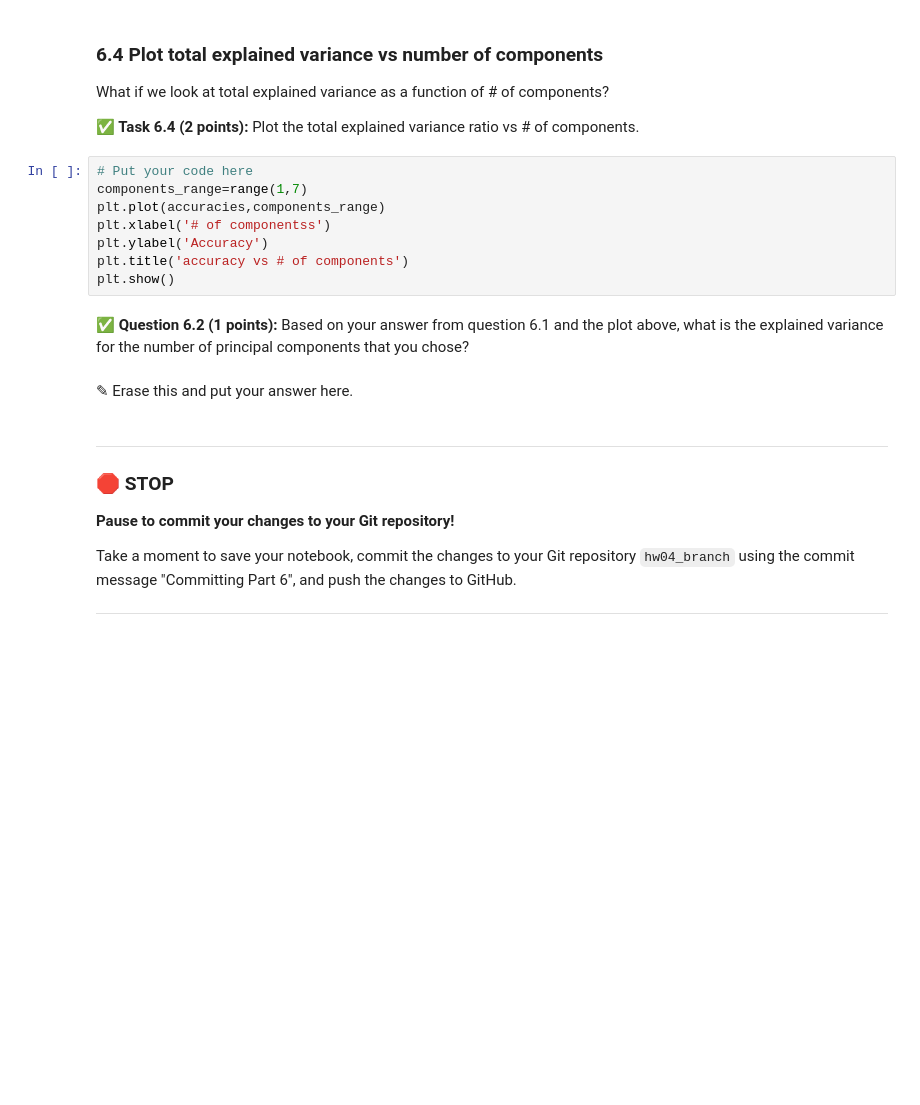
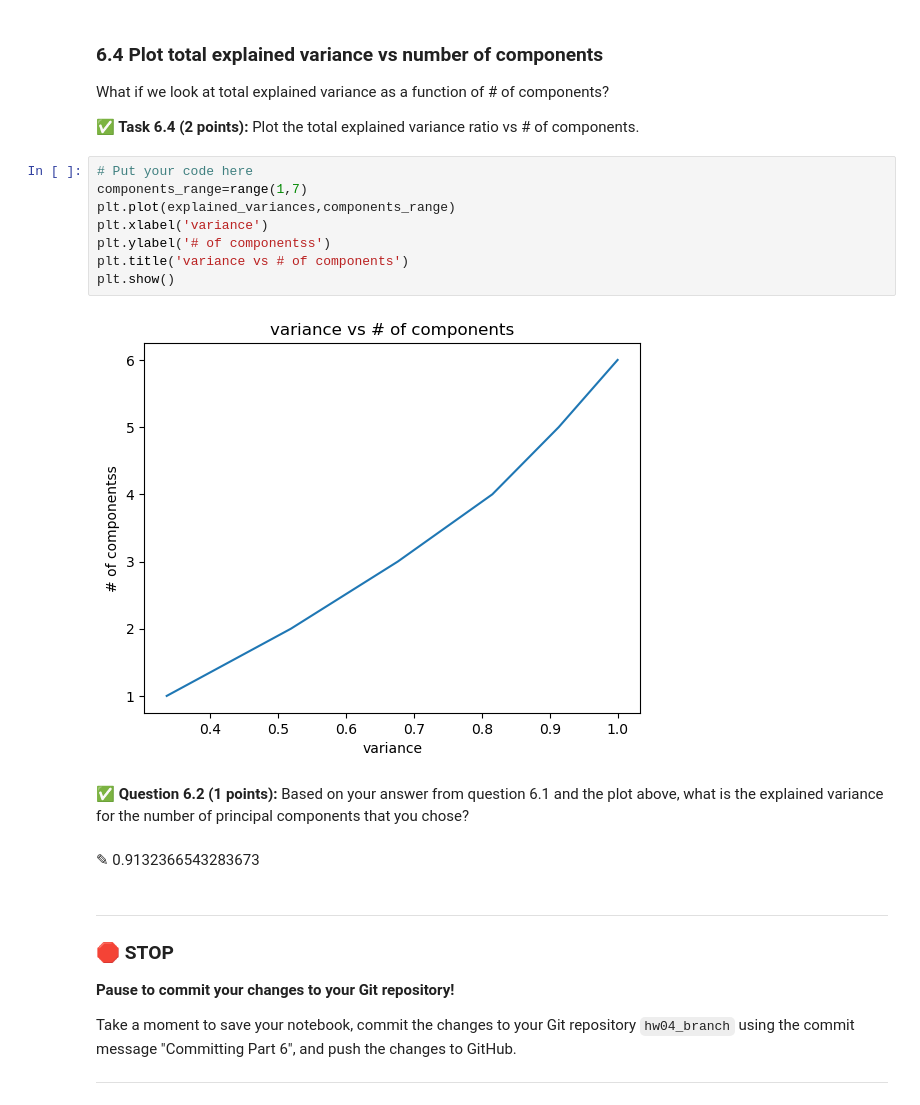
Before and after one commit to NathanZarkowsky/CMSE202-f23-turnin, a Jupyter notebook: hw-04/HW-04_PerceptronSVMandPCA-STUDENT.ipynb, the cells around one changed output. Cells and saved outputs as stored; diff of their text form; blank space fills up the shorter version.

```diff
--- a/hw-04/HW-04_PerceptronSVMandPCA-STUDENT.ipynb
+++ b/hw-04/HW-04_PerceptronSVMandPCA-STUDENT.ipynb
@@ -493,15 +497,17 @@ What if we look at total explained variance as a function of # of components?
 # %%
 # Put your code here
 components_range=range(1,7)
-plt.plot(accuracies,components_range)
-plt.xlabel('# of componentss')
-plt.ylabel('Accuracy')
-plt.title('accuracy vs # of components')
+plt.plot(explained_variances,components_range)
+plt.xlabel('variance')
+plt.ylabel('# of componentss')
+plt.title('variance vs # of components')
 plt.show()
+# %% [output]
+[figure, added]
 # %% [markdown]
 **&#9989; Question 6.2 (1 points):** Based on your answer from question 6.1 and the plot above, what is the explained variance for the number of principal components that you chose?
 # %% [markdown]
-<font size=+3>&#9998;</font> Erase this and put your answer here.
+<font size=+3>&#9998;</font> 0.9132366543283673
 # %% [markdown]
 ---
 ### &#128721; STOP
```
Also changed, not shown: parts of 9 cells of this notebook.
